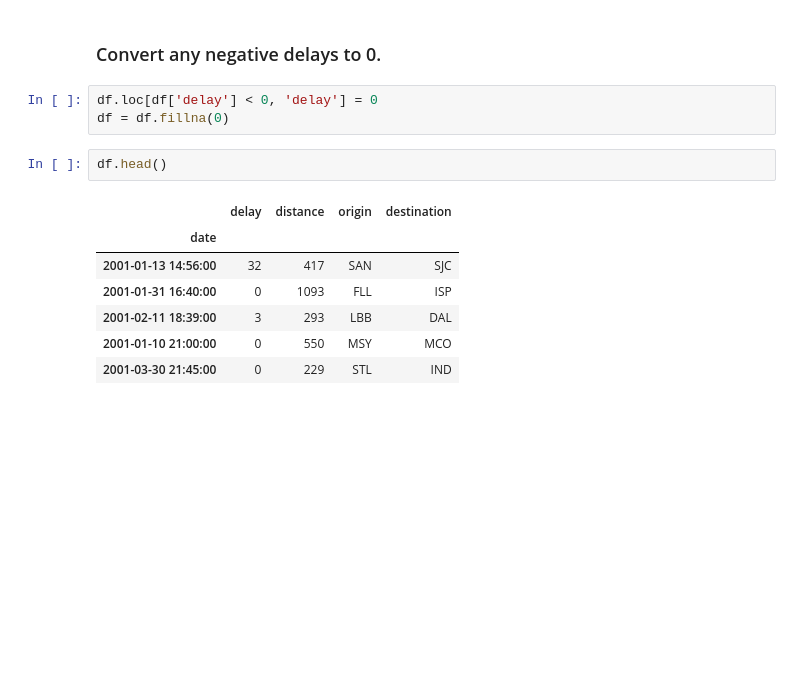
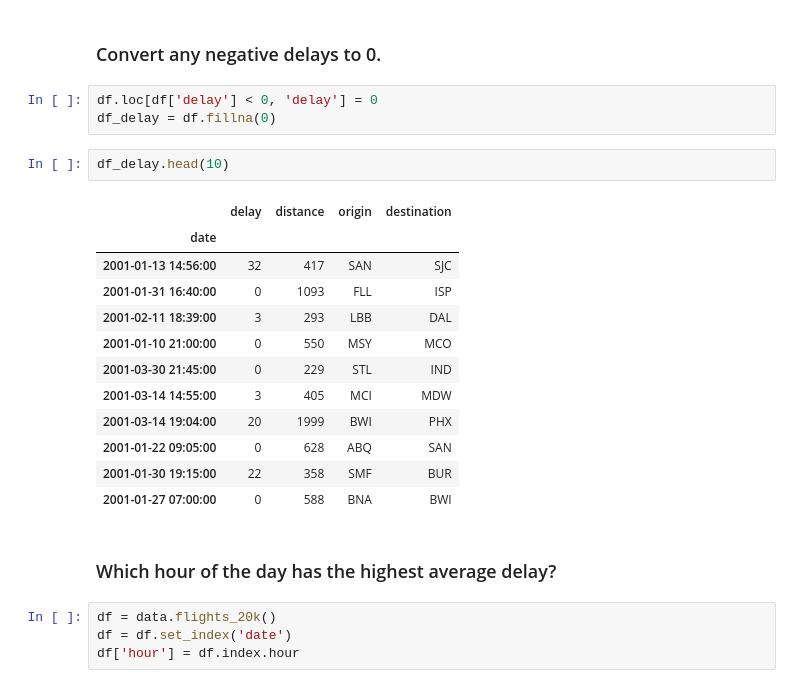
Before and after one commit to KristineCabanela/time-series-exercises, a Jupyter notebook: timeseries.data.ipynb, the cells around one changed output. Saved outputs shown, nothing was run; the diff lists cells and outputs as text; blank space fills up the shorter version.

```diff
--- a/timeseries.data.ipynb
+++ b/timeseries.data.ipynb
@@ -305,14 +305,25 @@ df.head()
 ### Convert any negative delays to 0.
 # %%
 df.loc[df['delay'] < 0, 'delay'] = 0
-df = df.fillna(0)
+df_delay = df.fillna(0)
-# %%
-df.head()
-# %% [output]
-|  | delay | distance | origin | destination |
-| date |  |  |  |  |
-| 2001-01-13 14:56:00 | 32 | 417 | SAN | SJC |
-| 2001-01-31 16:40:00 | 0 | 1093 | FLL | ISP |
-| 2001-02-11 18:39:00 | 3 | 293 | LBB | DAL |
-| 2001-01-10 21:00:00 | 0 | 550 | MSY | MCO |
-| 2001-03-30 21:45:00 | 0 | 229 | STL | IND |
+# %%
+df_delay.head(10)
+# %% [output]
+|  | delay | distance | origin | destination |
+| date |  |  |  |  |
+| 2001-01-13 14:56:00 | 32 | 417 | SAN | SJC |
+| 2001-01-31 16:40:00 | 0 | 1093 | FLL | ISP |
+| 2001-02-11 18:39:00 | 3 | 293 | LBB | DAL |
+| 2001-01-10 21:00:00 | 0 | 550 | MSY | MCO |
+| 2001-03-30 21:45:00 | 0 | 229 | STL | IND |
+| 2001-03-14 14:55:00 | 3 | 405 | MCI | MDW |
+| 2001-03-14 19:04:00 | 20 | 1999 | BWI | PHX |
+| 2001-01-22 09:05:00 | 0 | 628 | ABQ | SAN |
+| 2001-01-30 19:15:00 | 22 | 358 | SMF | BUR |
+| 2001-01-27 07:00:00 | 0 | 588 | BNA | BWI |
+# %% [markdown]
+### Which hour of the day has the highest average delay?
+# %%
+df = data.flights_20k()
+df = df.set_index('date')
+df['hour'] = df.index.hour
```
Also changed, not shown: parts of 4 cells of this notebook.
